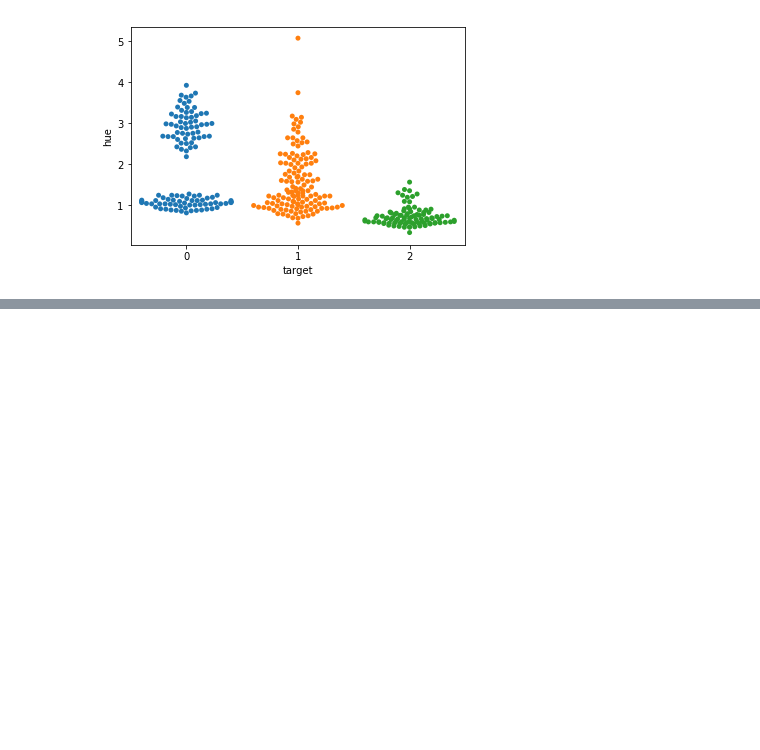
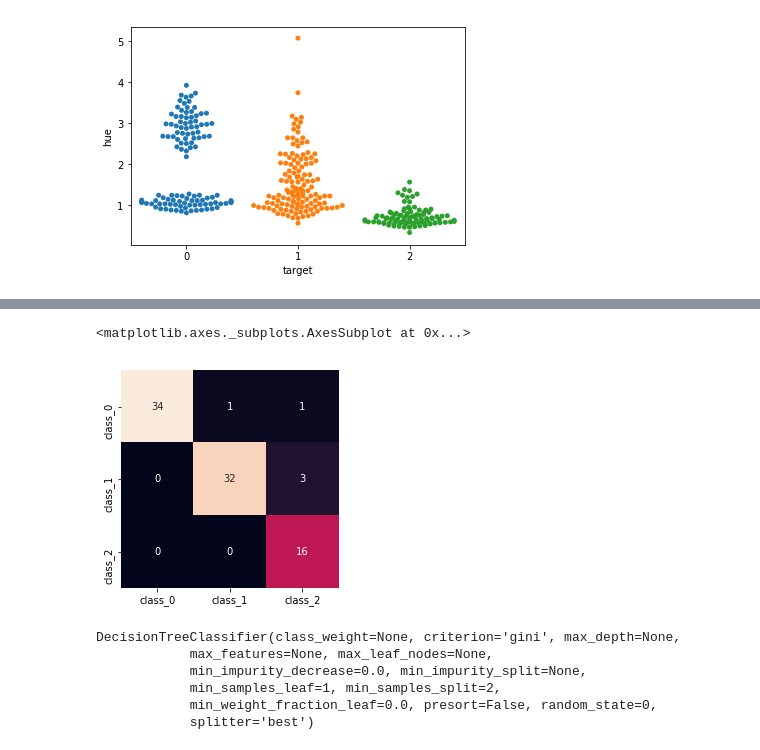
Before and after one commit to hardik1410/ExploratoryDataAnalysis, a Jupyter notebook: Wine_dataset.ipynb, the cells around one changed output, grey strips where cells are left out. Drawn from its saved outputs; the diff is of its cells as text; code cells hidden in the pictures; blank space fills up the shorter version.

Commit message:
DecisionTree, Logistic regression on wine_data

```diff
--- a/Wine_dataset.ipynb
+++ b/Wine_dataset.ipynb
@@ -205,7 +215,7 @@ wine_data.drop(['target'], axis = 1, inplace = True)
 X = wine_data[features]
 # %%
 from sklearn.model_selection import train_test_split
-X_train, X_test, y_train, y_test = train_test_split(wine_data, y, test_size = 0.5, random_state = 3)
+X_train, X_test, y_train, y_test = train_test_split(X, y, test_size = 0.5, random_state = 3)
 # %%
 from sklearn.preprocessing import StandardScaler
 scaler = StandardScaler()
@@ -227,0 +257,8 @@ sns.heatmap(heat, annot = True)
+# %%
+warnings.filterwarnings("ignore")
+score = []
+for i in range(1,20):
+    model = KNeighborsClassifier(n_neighbors=i)
+    model.fit(X_train, y_train)
+    score.append(model.score(X_test, y_test))
+print('k : {}, score : {}'.format(score.index(max(score)) + 1, max(score).round(2)))
@@ -227,0 +269,4 @@ sns.heatmap(heat, annot = True)
+# %%
+from sklearn.linear_model import LogisticRegression
+model_logistic = LogisticRegression()
+model_logistic.fit(X_train, y_train)
@@ -227,0 +278,2 @@ sns.heatmap(heat, annot = True)
+# %%
+y_pred = model_logistic.predict(X_test)
@@ -227,0 +293,19 @@ sns.heatmap(heat, annot = True)
+# %%
+heat = confusion_matrix(y_test, y_pred)
+sns.heatmap(heat.T, square = True, annot = True, fmt = 'd',
+            cbar = False, xticklabels = data.target_names,
+            yticklabels = data.target_names)
+# %% [output]
+<matplotlib.axes._subplots.AxesSubplot at 0x...>
+[figure, added]
+# %%
+from sklearn.tree import DecisionTreeClassifier
+dtree = DecisionTreeClassifier(random_state=0)
+dtree.fit(X_train, y_train)
+# %% [output]
+DecisionTreeClassifier(class_weight=None, criterion='gini', max_depth=None,
+            max_features=None, max_leaf_nodes=None,
+            min_impurity_decrease=0.0, min_impurity_split=None,
+            min_samples_leaf=1, min_samples_split=2,
+            min_weight_fraction_leaf=0.0, presort=False, random_state=0,
+            splitter='best')
```
Also changed, not shown: parts of 19 cells of this notebook.
